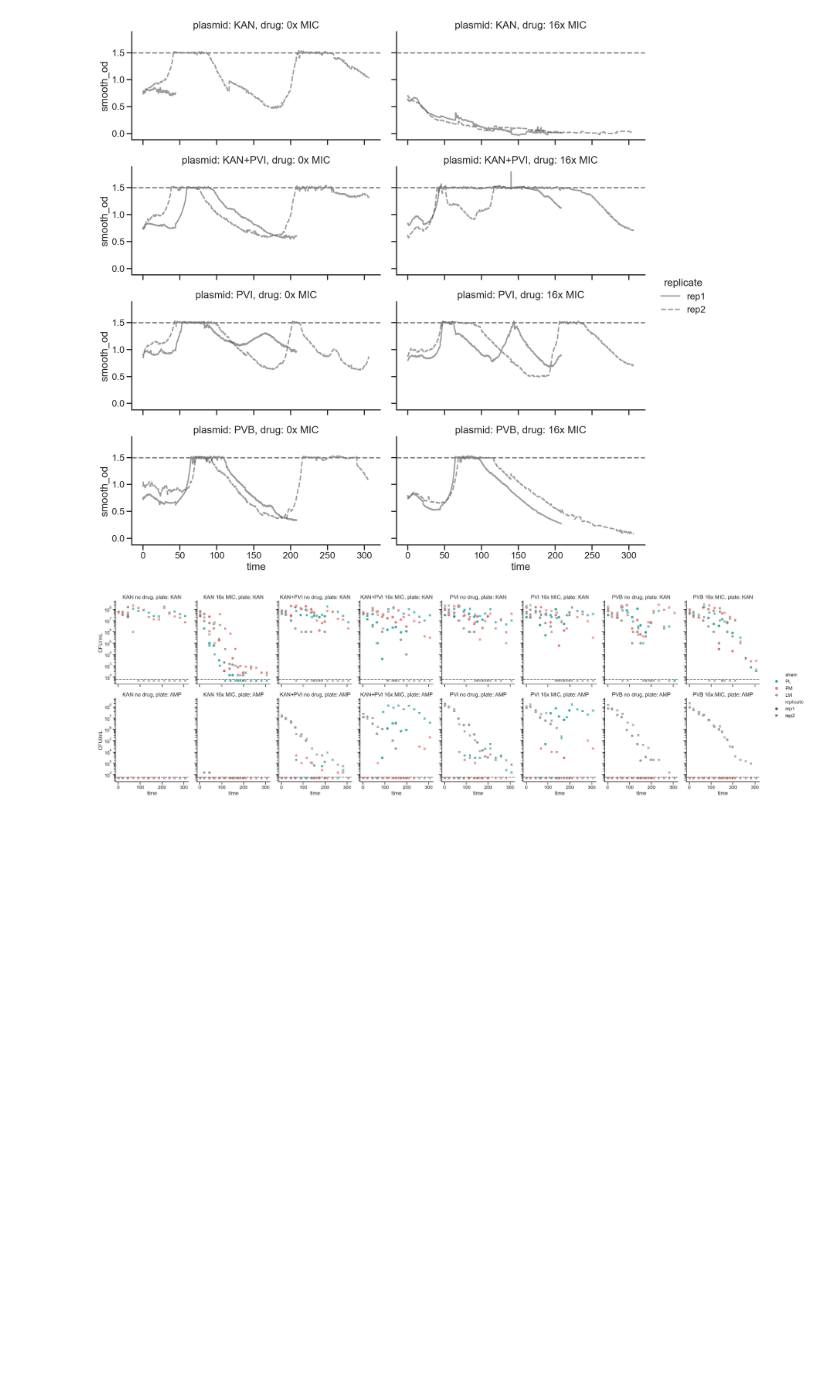
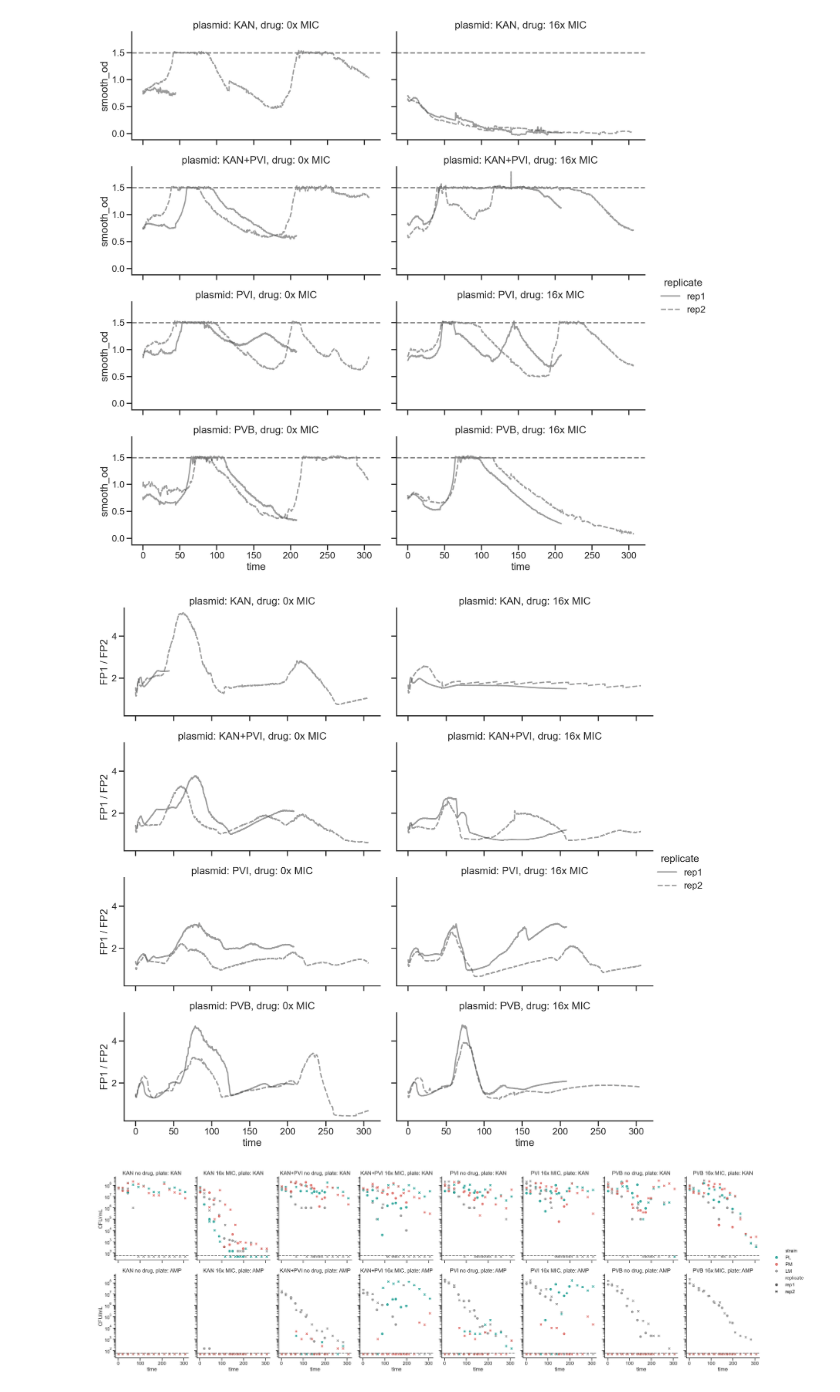
Before and after one commit to microbial-pangenomes-lab/2026_tricomm, a Jupyter notebook: examples.ipynb, the cells around one changed output. Saved outputs shown, nothing was run; the diff lists cells and outputs as text; code cells hidden in the pictures; blank space fills up the shorter version.

```diff
--- a/examples.ipynb
+++ b/examples.ipynb
@@ -39,6 +39,24 @@ cp.set_titles("plasmid: {row_name}, drug: {col_name}x MIC")
 cp.map(plt.axhline, y=1.5, color='grey', linestyle='--');
 # %% [output]
 [figure]
+# %%
+cp = sns.relplot(data=m,
+                 x='time',
+                 y='smooth_FP1_emit1_FP2_emit1_ratio',
+                 col='drug',
+                 style='replicate',
+                 row='plasmid',
+                 kind='line',
+                 height=3.5, aspect=2,
+                 color='xkcd:dark grey',
+                 alpha=0.5,
+                )
+
+# cp.set(yscale='log')
+cp.set_titles("plasmid: {row_name}, drug: {col_name}x MIC")
+cp.set(ylabel='FP1 / FP2');
+# %% [output]
+[figure, added]
 # %%
 cp = sns.relplot(data=c,
                  x='time',
```
